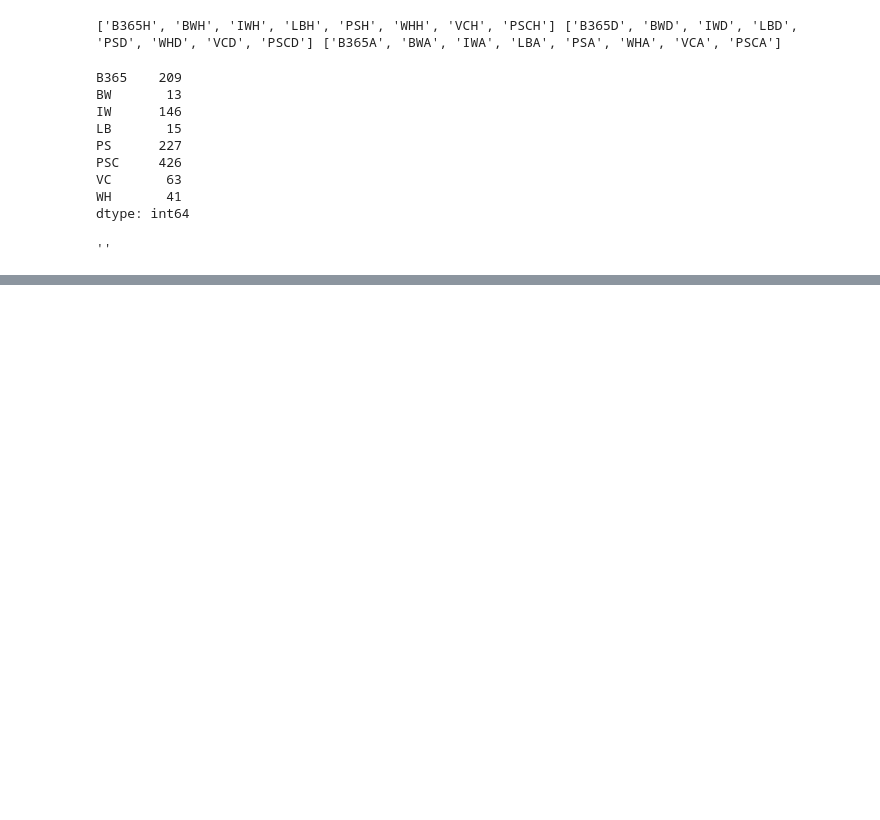
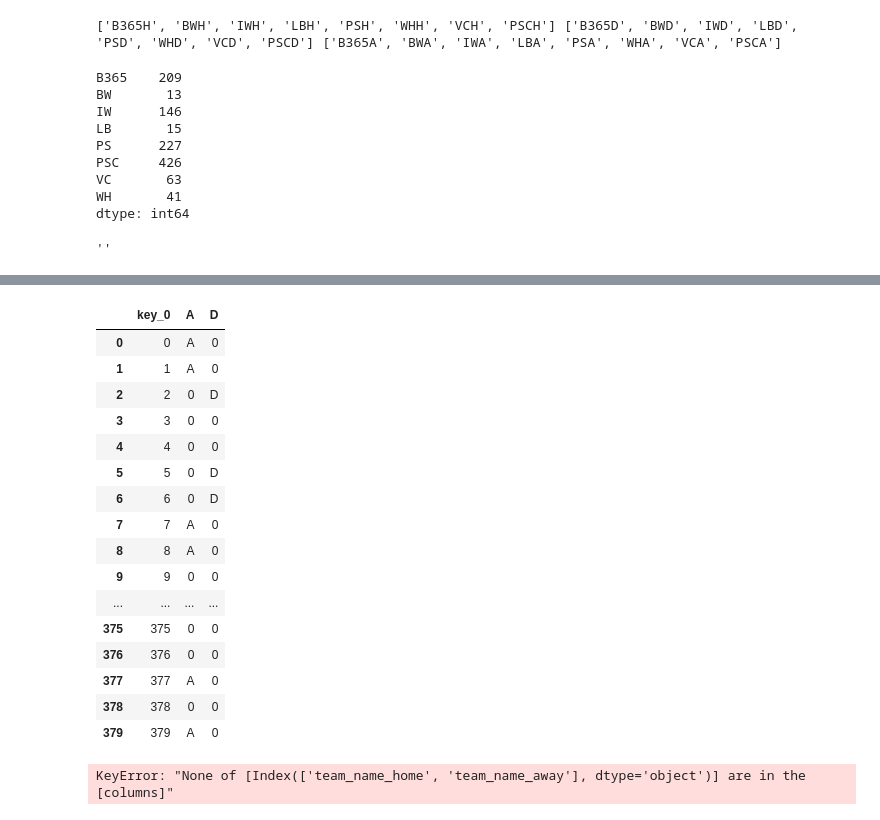
Before and after one commit to Yoann-DELANNEY/Pyck-Win, a Jupyter notebook: Premiere iteration ML.ipynb, the cells around one changed output, grey strips where cells are left out. Cells and saved outputs as stored; diff of their text form; code cells hidden in the pictures; blank space fills up the shorter version.

```diff
--- a/Premiere iteration ML.ipynb
+++ b/Premiere iteration ML.ipynb
@@ -497,9 +503,34 @@ df.head()
+# %%
+pd.merge(df['A'],df['D'], on = df.index)
+# %% [output]
+|  | key_0 | A | D |
+| 0 | 0 | A | 0 |
+| 1 | 1 | A | 0 |
+| 2 | 2 | 0 | D |
+| 3 | 3 | 0 | 0 |
+| 4 | 4 | 0 | 0 |
+| 5 | 5 | 0 | D |
+| 6 | 6 | 0 | D |
+| 7 | 7 | A | 0 |
+| 8 | 8 | A | 0 |
+| 9 | 9 | 0 | 0 |
+| ... | ... | ... | ... |
+| 375 | 375 | 0 | 0 |
+| 376 | 376 | 0 | 0 |
+| 377 | 377 | A | 0 |
+| 378 | 378 | 0 | 0 |
+| 379 | 379 | A | 0 |
 # %%
 df = df.rename({'H': 'bk_H', 'D': 'bk_D', 'A':'bk_A'}, axis = 1)
 
 #dichotomisation des équipes
 df = pd.get_dummies(df, prefix = ['H', 'A'], columns = ['team_name_home', 'team_name_away'])
 #dichotomisation des résultats W-D-L
-df = pd.get_dummies(df, prefix = '', prefix_sep = '', columns = ['FTR'])
+#df = pd.get_dummies(df, prefix = '', prefix_sep = '', columns = ['FTR'])
+
+#numérisation de target
+df['FTR'] = df.replace(['H','D','A'],['0','1','2'])
+# %% [output]
+KeyError: "None of [Index(['team_name_home', 'team_name_away'], dtype='object')] are in the [columns]"
 # %%
 #import du fichier csv sauvegardé pour éviter de refaire tout le nettoyage
```
Also changed, not shown: parts of 16 cells of this notebook.
